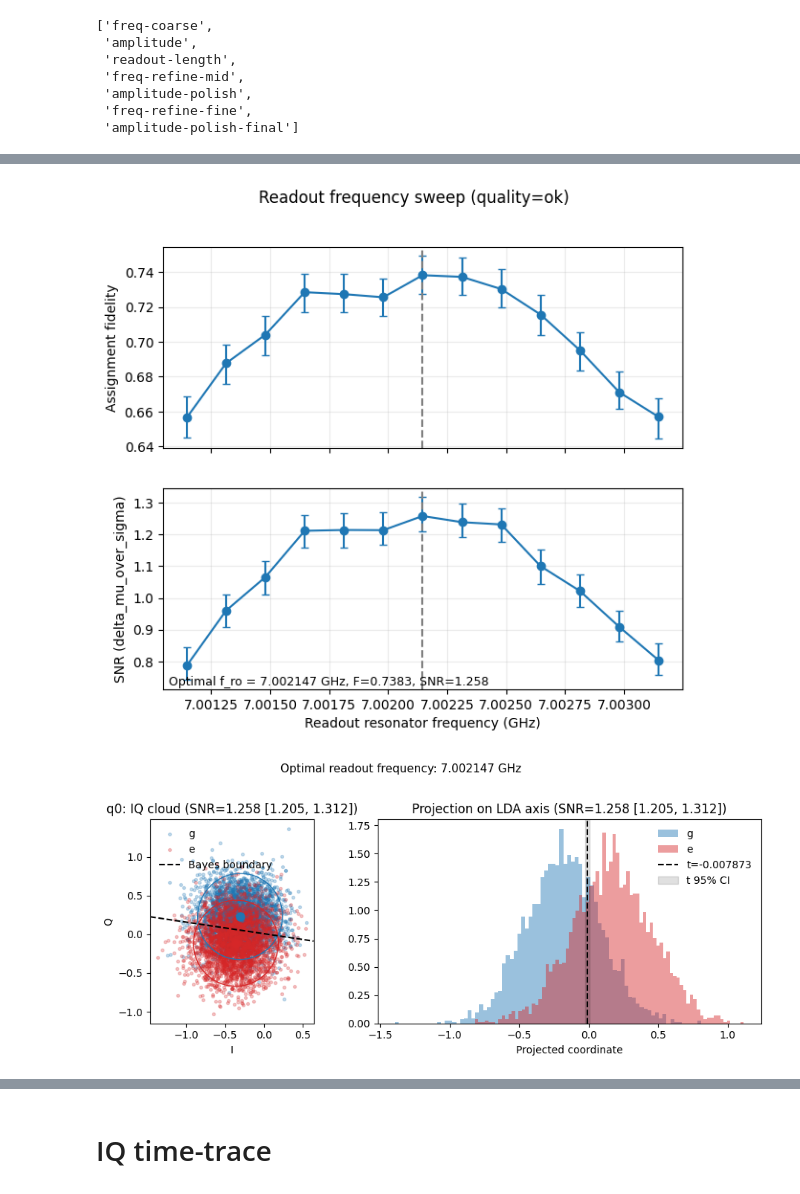
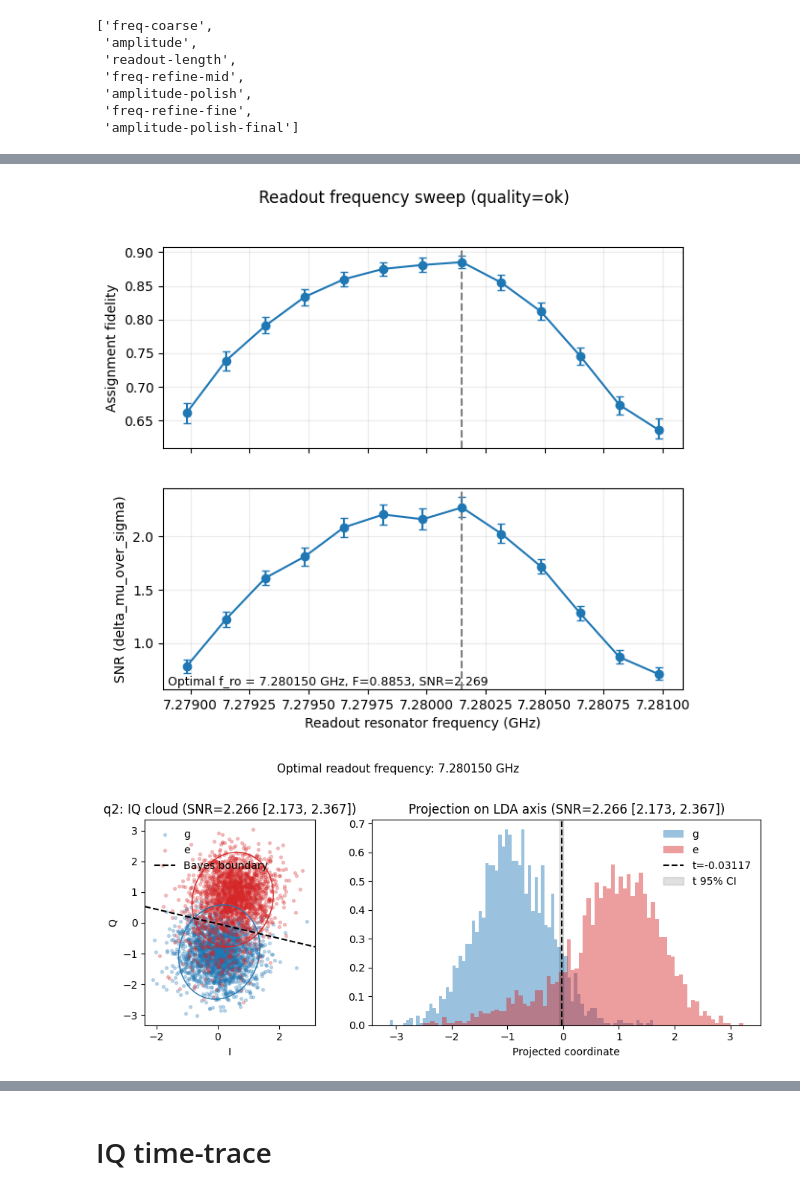
Before and after one commit to yalgaeahn/qubit-experiment, a Jupyter notebook: examples/selectiveRIP/readout_optimization.ipynb, the cells around one changed output, grey strips where cells are left out. Cells and saved outputs as stored; diff of their text form; code cells hidden in the pictures.

Commit message:
Select optimal readout length

```diff
--- a/examples/selectiveRIP/readout_optimization.ipynb
+++ b/examples/selectiveRIP/readout_optimization.ipynb
@@ -48,7 +48,7 @@ setup.instruments[0].device_options = 'SHFQC/PLUS/QC6CH'
 
 
 bus_ids = [f"b{i}" for i in range(3)]
-bus_port = [4,5,6] #used 1,2,3 for qubit drive
+bus_port = [3,4,5] #used 1,2,3 for qubit drive
 
 for i, bus in zip(bus_port,bus_ids):
     setup.add_connections(
@@ -478,15 +498,13 @@ print(dispersive_result.tasks['analysis_workflow'].output)
 # %% [markdown]
 # Converged Readout Optimization process
 “목표 fidelity를 만족하는 최소 amplitude/최소 length”를 선택하는 전략으로 바꾸면서 readout length sweep 이전에 readout amplitude sweep 하게끔 바꿈
-# %%
-qubits[0].parameters.readout_integration_delay = 240e-9
 # %%
 # [READOUT_OPT_V2_CONFIG]
 # Converged readout optimization (MID/QND 제외):
 # 목표 fidelity를 만족하는 최소 amplitude / 최소 length를 순차적으로 선택.
 
 READOUT_OPT_V2_CONFIG = {
-    "f_min": 0.95,
+    "f_min": 0.92,
     "max_outer_iters": 1,
     "freq_span_coarse": 1.0e6,
     "freq_points_coarse": 13,
@@ -501,11 +519,16 @@ READOUT_OPT_V2_CONFIG = {
     "amp_pick_mode": "max",  # "min" | "max" (within fidelity floor)
     "amp_polish_frac": 0.08,
     "amp_polish_points": 7,
-    "length_factors": (0.4, 0.5, 0.6, 0.8, 1.0),
-    "count_freq": 1024 * 3,
-    "count_other": 1024 * 2,
-    "max_readout_length": 2.048e-6,
-    "length_base_mode": "max_readout_length",
+    # readout-length sweep range (seconds).
+    "length_min": 0.8e-6,
+    "length_max": 2.0e-6,
+    "length_points": 5,
+    # readout_length_sweep: adaptive 2-pass (RAW flat-window -> INTEGRATION metrics).
+    "length_window_mode": "adaptive_2pass",
+    "length_flat_window_failure_policy": "drop",
+    "count_freq": 1024 * 2,
+    "count_other": 1024 * 1,
+    "max_readout_length": 2.0e-6,
     "init_state_with_max_readout_length": True,
     "freq_converge_hz": 50e3,
     "freq_consecutive_hits": 1,
@@ -539,6 +562,9 @@ READOUT_OPT_V2_CONFIG:
 from copy import deepcopy
 import importlib
 import numpy as np
+from laboneq_applications.core import validation
+
+from analysis import readout_length_sweep as analysis_readout_length_sweep
 
 from experiments import (
     readout_frequency_sweep,
@@ -546,6 +572,7 @@ from experiments import (
     readout_length_sweep,
 )
 
+importlib.reload(analysis_readout_length_sweep)
 importlib.reload(readout_frequency_sweep)
 importlib.reload(readout_amplitude_sweep)
 importlib.reload(readout_length_sweep)
@@ -597,11 +624,14 @@ def extract_analysis_output(workflow_result, max_depth: int = 24):
 
 
 def _make_temp_params(qubit, state):
-    temp = deepcopy(qubit.parameters)
+    updates = {}
     for k, v in state.items():
-        if hasattr(temp, k):
-            setattr(temp, k, v)
-    return {qubit.uid: temp}
+        if hasattr(qubit.parameters, k):
+            if isinstance(v, np.generic):
+                updates[k] = v.item()
+            else:
+                updates[k] = v
+    return {qubit.uid: updates}
 
 
 
@@ -1129,7 +1243,7 @@ if "qubits" not in globals() or len(qubits) < 1:
     raise RuntimeError("qubits is not available in notebook globals.")
 
 ###################
-q_opt = qubits[0]##
+q_opt = qubits[2]##
 
 
 ##########################
@@ -1186,2 +1300,2 @@ _print_history(readout_opt_history)
-[figure, old version]
+[figure, new version]
-[figure, old version]
+[figure, new version]
```
Also changed, not shown: parts of 24 cells of this notebook, 15 other files.
